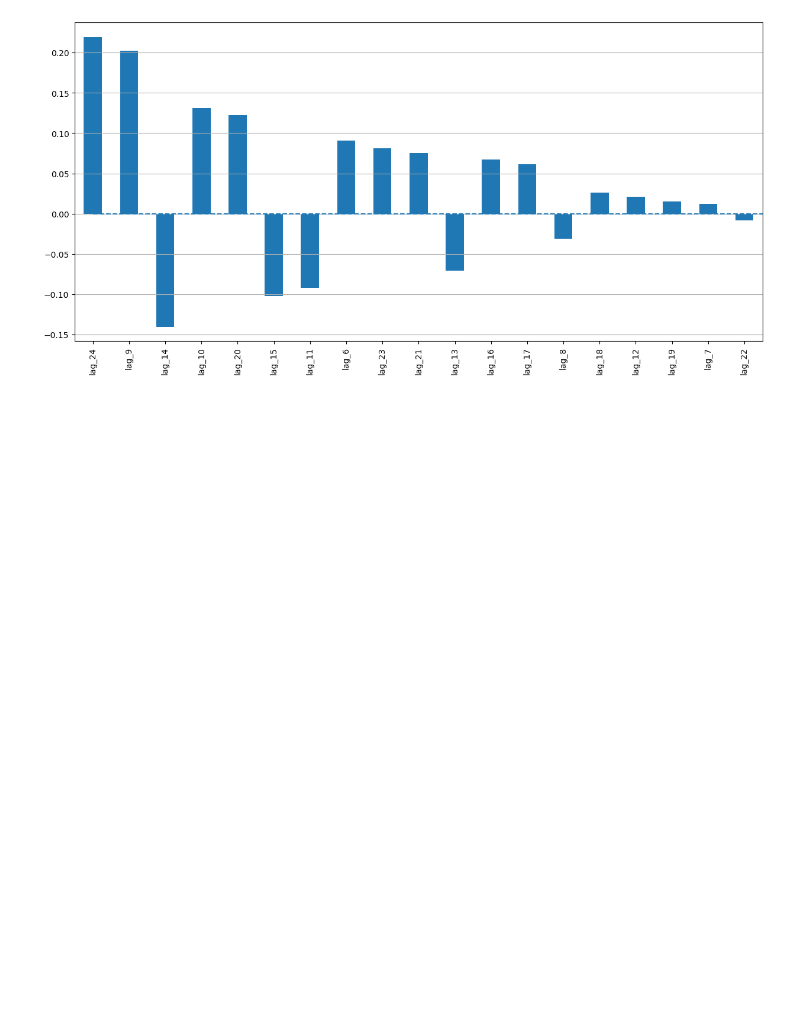
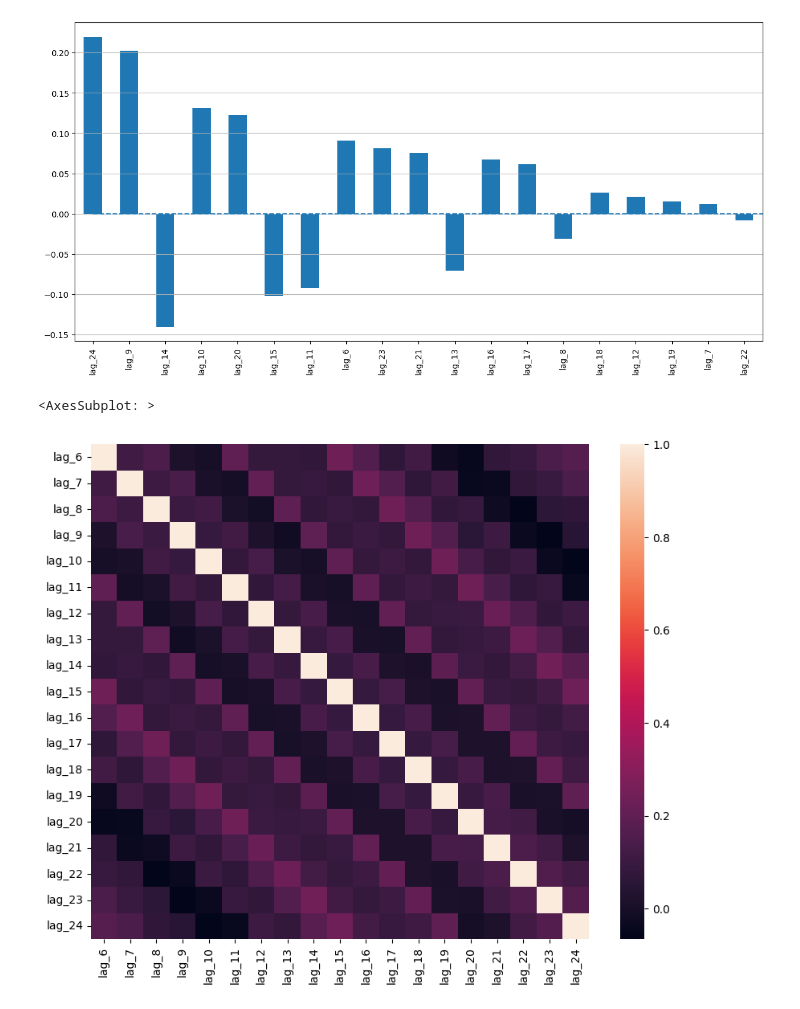
Before and after one commit to wessware/time_series_forecasting_linear_ml_models, a Jupyter notebook: models/linear_regressor_time_series_forecaster.ipynb, the cells around one changed output. Cells and saved outputs as stored; diff of their text form; code cells hidden in the pictures; blank space fills up the shorter version.

Commit message:
lag correlation plot

```diff
--- a/models/linear_regressor_time_series_forecaster.ipynb
+++ b/models/linear_regressor_time_series_forecaster.ipynb
@@ -190,3 +190,9 @@ def plotCoefficients(model):
 plotCoefficients(lr)
 # %% [output]
 [figure]
+# %%
+plt.figure(figsize=(10, 8))
+sns.heatmap(x_train.corr())
+# %% [output]
+<AxesSubplot: >
+[figure, added]
```
